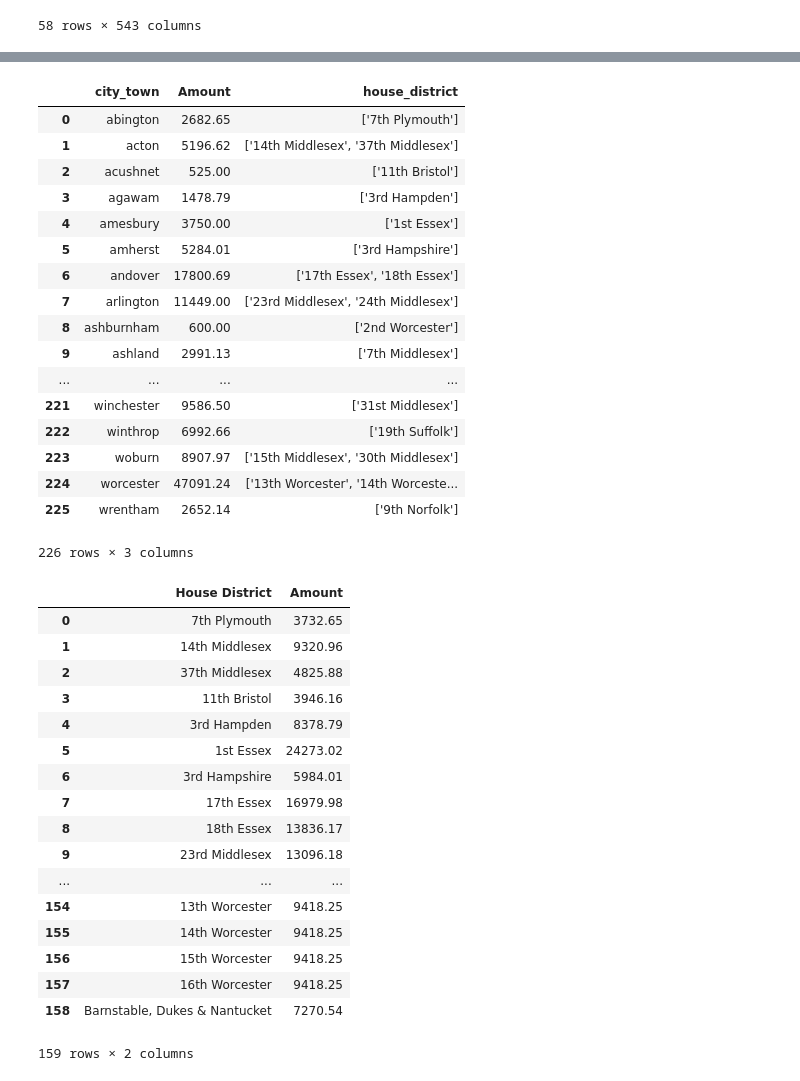
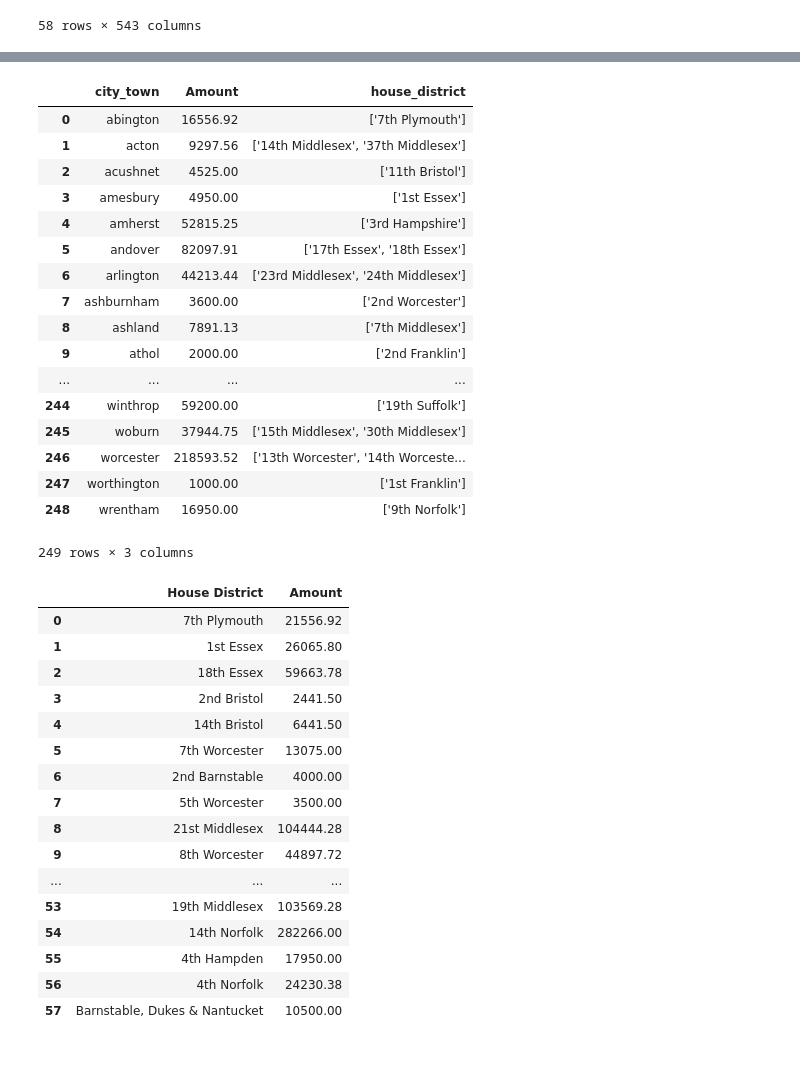
Before and after one commit to ferrys/cs-506-emerge-MA, a Jupyter notebook: scripts/MODEL TWO VOTE BUILDER CLEANING.ipynb, the cells around one changed output, grey strips where cells are left out. Saved outputs shown, nothing was run; the diff lists cells and outputs as text; code cells hidden in the pictures.

```diff
--- a/scripts/MODEL TWO VOTE BUILDER CLEANING.ipynb
+++ b/scripts/MODEL TWO VOTE BUILDER CLEANING.ipynb
@@ -682,26 +683,26 @@ senate_contributions
 # %%
-money_house = pd.read_csv('contribution_data_house_districts.csv')
-# vb_cen_house = pd.read_csv("VoteBuilder_and_Census_House.csv")
+money_house = pd.read_csv('../cleaned_data/Contribution/orig/contribution_data_house_districts_2015.csv')
+vb_cen_house = pd.read_csv("../votebuilder_model/VoteBuilder_and_Census_House.csv")
 money_house
 # %% [output]
 |  | city_town | Amount | house_district |
-| 0 | abington | 2682.65 | ['7th Plymouth'] |
-| 1 | acton | 5196.62 | ['14th Middlesex', '37th Middlesex'] |
-| 2 | acushnet | 525.00 | ['11th Bristol'] |
-| 3 | agawam | 1478.79 | ['3rd Hampden'] |
-| 4 | amesbury | 3750.00 | ['1st Essex'] |
-| 5 | amherst | 5284.01 | ['3rd Hampshire'] |
-| 6 | andover | 17800.69 | ['17th Essex', '18th Essex'] |
-| 7 | arlington | 11449.00 | ['23rd Middlesex', '24th Middlesex'] |
-| 8 | ashburnham | 600.00 | ['2nd Worcester'] |
-| 9 | ashland | 2991.13 | ['7th Middlesex'] |
+| 0 | abington | 16556.92 | ['7th Plymouth'] |
+| 1 | acton | 9297.56 | ['14th Middlesex', '37th Middlesex'] |
+| 2 | acushnet | 4525.00 | ['11th Bristol'] |
+| 3 | amesbury | 4950.00 | ['1st Essex'] |
+| 4 | amherst | 52815.25 | ['3rd Hampshire'] |
+| 5 | andover | 82097.91 | ['17th Essex', '18th Essex'] |
+| 6 | arlington | 44213.44 | ['23rd Middlesex', '24th Middlesex'] |
+| 7 | ashburnham | 3600.00 | ['2nd Worcester'] |
+| 8 | ashland | 7891.13 | ['7th Middlesex'] |
+| 9 | athol | 2000.00 | ['2nd Franklin'] |
 | ... | ... | ... | ... |
-| 221 | winchester | 9586.50 | ['31st Middlesex'] |
-| 222 | winthrop | 6992.66 | ['19th Suffolk'] |
-| 223 | woburn | 8907.97 | ['15th Middlesex', '30th Middlesex'] |
-| 224 | worcester | 47091.24 | ['13th Worcester', '14th Worceste... |
-| 225 | wrentham | 2652.14 | ['9th Norfolk'] |
+| 244 | winthrop | 59200.00 | ['19th Suffolk'] |
+| 245 | woburn | 37944.75 | ['15th Middlesex', '30th Middlesex'] |
+| 246 | worcester | 218593.52 | ['13th Worcester', '14th Worceste... |
+| 247 | worthington | 1000.00 | ['1st Franklin'] |
+| 248 | wrentham | 16950.00 | ['9th Norfolk'] |
-226 rows × 3 columns
+249 rows × 3 columns
 # %%
 all_house_districts = []
 for index, row in money_house.iterrows():
@@ -738,34 +739,30 @@ for j in house_district_dict:
     if j == 'Barnstable, Dukes and Nantucket':
         house_district_dict['Barnstable, Dukes & Nantucket'] = house_district_dict.pop(j)
 
-# vb_house_districts = vb_cen_house.District.tolist()
-# for j in range(len(vb_house_districts)):
-#     splitter = vb_house_districts[j].split(' District')
-#     vb_house_districts[j] = splitter[0]
+vb_house_districts = vb_cen_house.District.tolist()
 final_house_contributions = []
 for i in house_district_dict:
-#     if i in vb_house_districts:
-    final_house_contributions += [[i, house_district_dict[i]]]
+    if i in vb_house_districts:
+        final_house_contributions += [[i, house_district_dict[i]]]
 
 house_contributions = pd.DataFrame(final_house_contributions, columns=['House District', 'Amount'])
 
 house_contributions
 # %% [output]
 |  | House District | Amount |
-| 0 | 7th Plymouth | 3732.65 |
-| 1 | 14th Middlesex | 9320.96 |
-| 2 | 37th Middlesex | 4825.88 |
-| 3 | 11th Bristol | 3946.16 |
-| 4 | 3rd Hampden | 8378.79 |
-| 5 | 1st Essex | 24273.02 |
-| 6 | 3rd Hampshire | 5984.01 |
-| 7 | 17th Essex | 16979.98 |
-| 8 | 18th Essex | 13836.17 |
-| 9 | 23rd Middlesex | 13096.18 |
+| 0 | 7th Plymouth | 21556.92 |
+| 1 | 1st Essex | 26065.80 |
+| 2 | 18th Essex | 59663.78 |
+| 3 | 2nd Bristol | 2441.50 |
+| 4 | 14th Bristol | 6441.50 |
+| 5 | 7th Worcester | 13075.00 |
+| 6 | 2nd Barnstable | 4000.00 |
+| 7 | 5th Worcester | 3500.00 |
+| 8 | 21st Middlesex | 104444.28 |
+| 9 | 8th Worcester | 44897.72 |
 | ... | ... | ... |
-| 154 | 13th Worcester | 9418.25 |
-| 155 | 14th Worcester | 9418.25 |
-| 156 | 15th Worcester | 9418.25 |
-| 157 | 16th Worcester | 9418.25 |
-| 158 | Barnstable, Dukes & Nantucket | 7270.54 |
+| 53 | 19th Middlesex | 103569.28 |
+| 54 | 14th Norfolk | 282266.00 |
+| 55 | 4th Hampden | 17950.00 |
+| 56 | 4th Norfolk | 24230.38 |
+| 57 | Barnstable, Dukes & Nantucket | 10500.00 |
-159 rows × 2 columns
```
Also changed, not shown: parts of 3 cells of this notebook, 14 other files.
